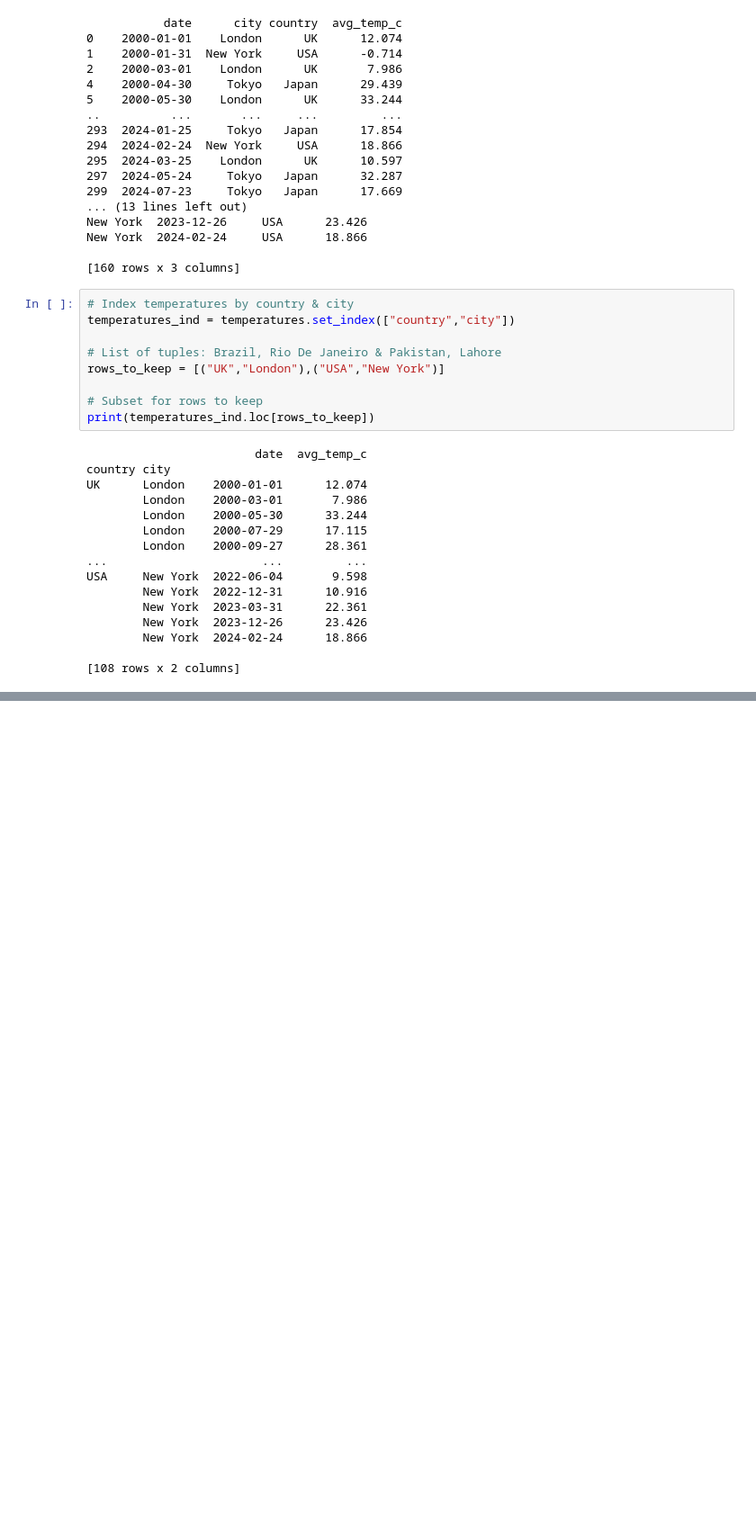
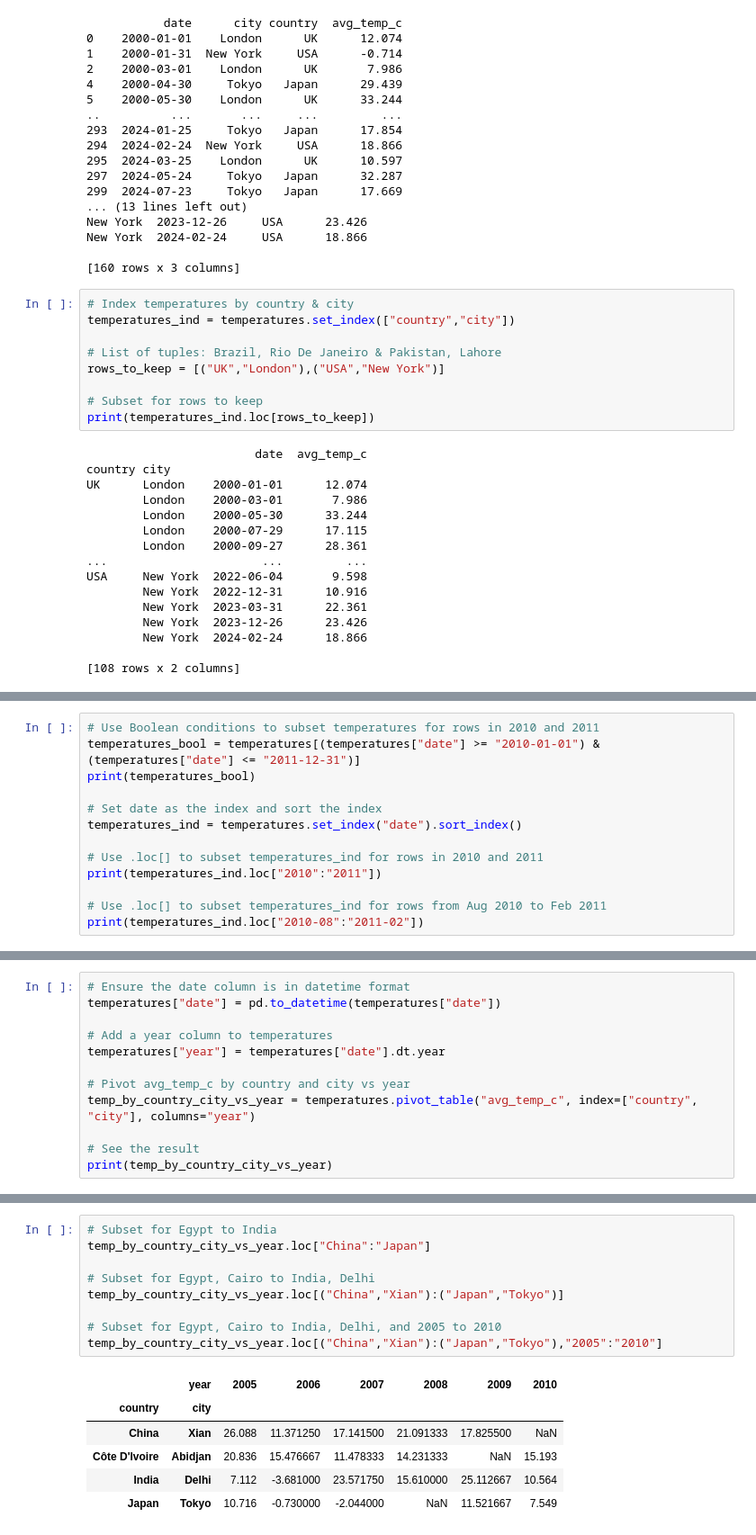
Before and after one commit to NurAsif/python, a Jupyter notebook: slicing_indexing.ipynb, the cells around one changed output, grey strips where cells are left out. Shown at 90% size. Drawn from its saved outputs; the diff is of its cells as text; blank space fills up the shorter version.

```diff
--- a/slicing_indexing.ipynb
+++ b/slicing_indexing.ipynb
@@ -103,0 +188,13 @@ USA     New York  2022-06-04       9.598
+# %%
+# Use Boolean conditions to subset temperatures for rows in 2010 and 2011
+temperatures_bool = temperatures[(temperatures["date"] >= "2010-01-01") & (temperatures["date"] <= "2011-12-31")]
+print(temperatures_bool)
+
+# Set date as the index and sort the index
+temperatures_ind = temperatures.set_index("date").sort_index()
+
+# Use .loc[] to subset temperatures_ind for rows in 2010 and 2011
+print(temperatures_ind.loc["2010":"2011"])
+
+# Use .loc[] to subset temperatures_ind for rows from Aug 2010 to Feb 2011
+print(temperatures_ind.loc["2010-08":"2011-02"])
@@ -103,0 +249,12 @@ USA     New York  2022-06-04       9.598
+# %%
+# Ensure the date column is in datetime format
+temperatures["date"] = pd.to_datetime(temperatures["date"])
+
+# Add a year column to temperatures
+temperatures["year"] = temperatures["date"].dt.year
+
+# Pivot avg_temp_c by country and city vs year
+temp_by_country_city_vs_year = temperatures.pivot_table("avg_temp_c", index=["country", "city"], columns="year")
+
+# See the result
+print(temp_by_country_city_vs_year)
@@ -103,0 +279,16 @@ USA     New York  2022-06-04       9.598
+# %%
+# Subset for Egypt to India
+temp_by_country_city_vs_year.loc["China":"Japan"]
+
+# Subset for Egypt, Cairo to India, Delhi
+temp_by_country_city_vs_year.loc[("China","Xian"):("Japan","Tokyo")]
+
+# Subset for Egypt, Cairo to India, Delhi, and 2005 to 2010
+temp_by_country_city_vs_year.loc[("China","Xian"):("Japan","Tokyo"),"2005":"2010"]
+# %% [output]
+|  | year | 2005 | 2006 | 2007 | 2008 | 2009 | 2010 |
+| country | city |  |  |  |  |  |  |
+| China | Xian | 26.088 | 11.371250 | 17.141500 | 21.091333 | 17.825500 | NaN |
+| Côte D'Ivoire | Abidjan | 20.836 | 15.476667 | 11.478333 | 14.231333 | NaN | 15.193 |
+| India | Delhi | 7.112 | -3.681000 | 23.571750 | 15.610000 | 25.112667 | 10.564 |
+| Japan | Tokyo | 10.716 | -0.730000 | -2.044000 | NaN | 11.521667 | 7.549 |
```
Also changed, not shown: parts of 7 cells of this notebook, 1 other file.
